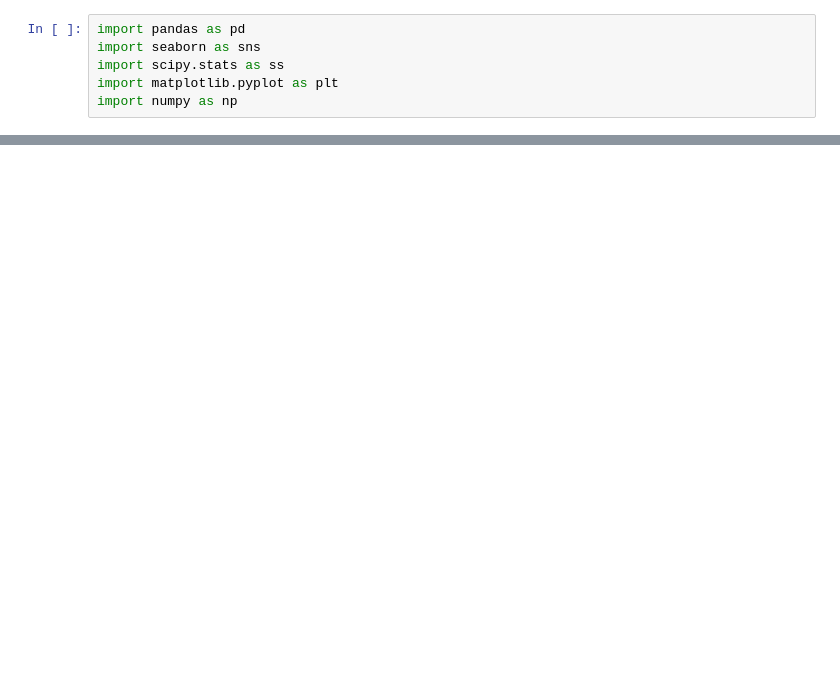
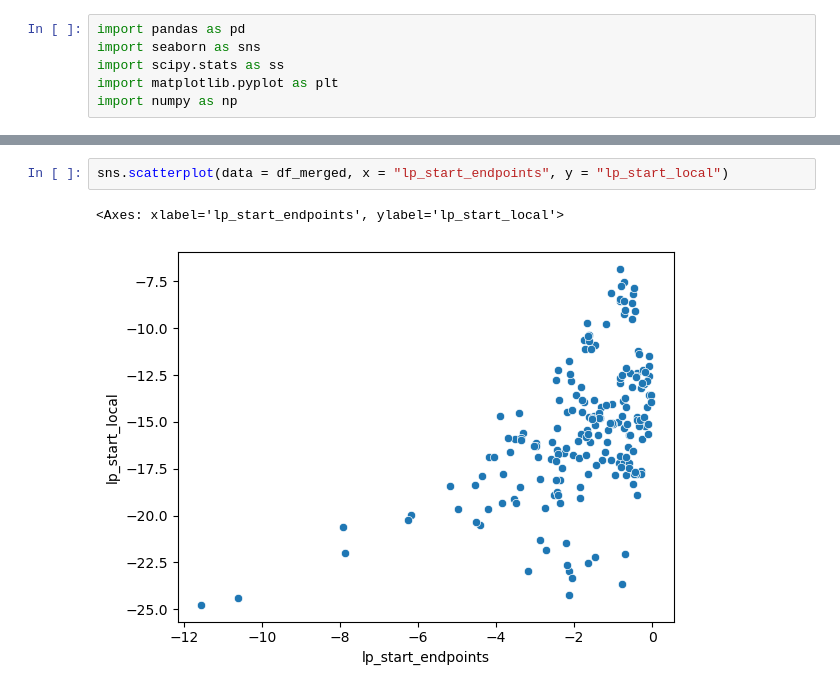
Before and after one commit to seantrott/open_llm_tom, a Jupyter notebook: Compare logprobs.ipynb, the cells around one changed output, grey strips where cells are left out. Saved outputs shown, nothing was run; the diff lists cells and outputs as text; blank space fills up the shorter version.

```diff
--- a/Compare logprobs.ipynb
+++ b/Compare logprobs.ipynb
@@ -116,0 +28,5 @@ df_all[['start', 'diff']].groupby(["start"]).mean().reset_index()
+# %%
+sns.scatterplot(data = df_merged, x = "lp_start_endpoints", y = "lp_start_local")
+# %% [output]
+<Axes: xlabel='lp_start_endpoints', ylabel='lp_start_local'>
+[figure, added]
```
Also changed, not shown: parts of 26 cells of this notebook, 2 other files.
